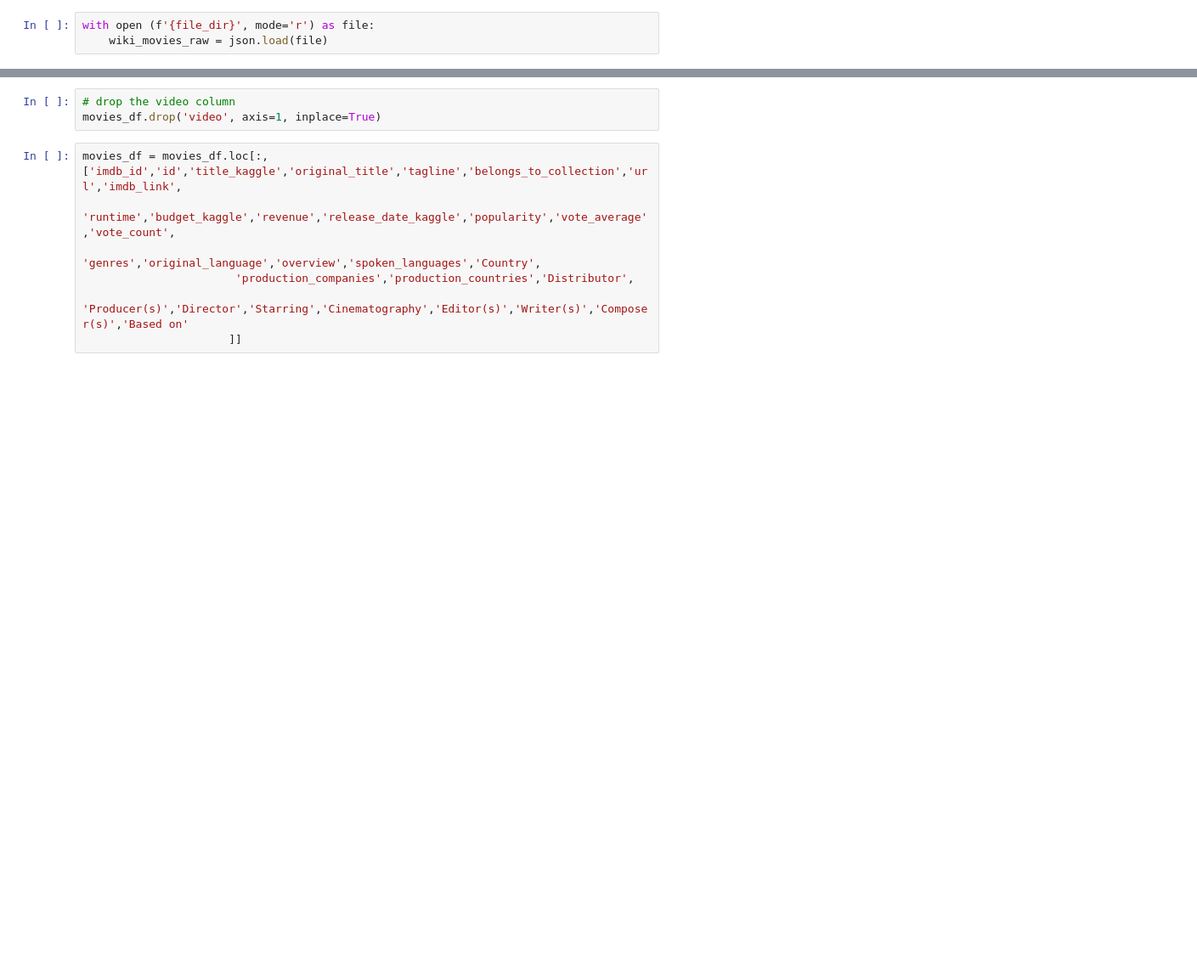
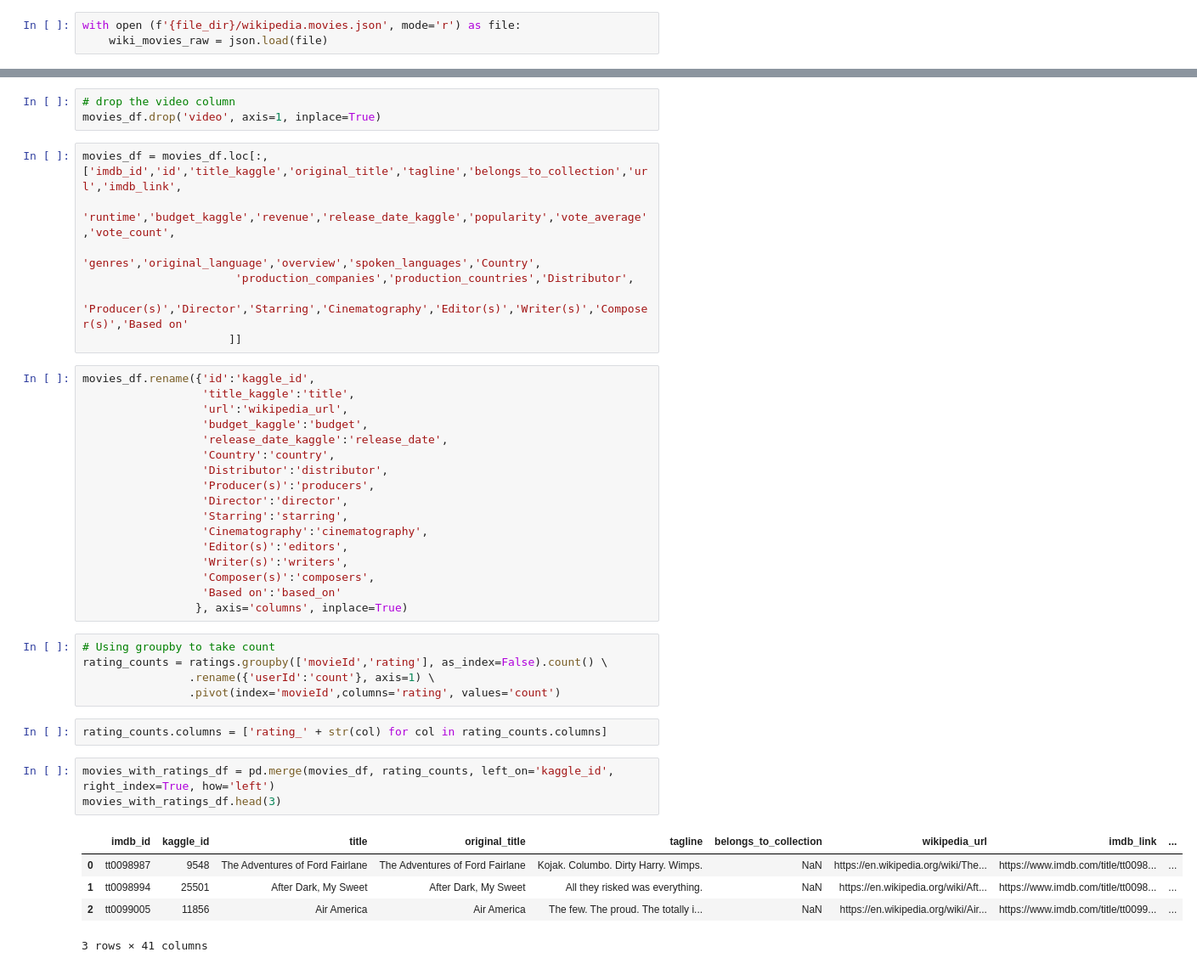
Before and after one commit to FahimaFarha/Movies-ETL, a Jupyter notebook: Movie_ETL.ipynb, the cells around one changed output, grey strips where cells are left out. Shown: that part at 85% size. Cells and saved outputs as stored; diff of their text form; blank space fills up the shorter version.

```diff
--- a/Movie_ETL.ipynb
+++ b/Movie_ETL.ipynb
@@ -14,5 +15,5 @@ f'{file_dir}'
 # %%
-with open (f'{file_dir}', mode='r') as file:
+with open (f'{file_dir}/wikipedia.movies.json', mode='r') as file:
     wiki_movies_raw = json.load(file)
 # %%
 len(wiki_movies_raw)
@@ -1090,3 +1016,36 @@ movies_df = movies_df.loc[:, ['imdb_id','id','title_kaggle','original_title','ta
                        'production_companies','production_countries','Distributor',
                        'Producer(s)','Director','Starring','Cinematography','Editor(s)','Writer(s)','Composer(s)','Based on'
                       ]]
+# %%
+movies_df.rename({'id':'kaggle_id',
+                  'title_kaggle':'title',
+                  'url':'wikipedia_url',
+                  'budget_kaggle':'budget',
+                  'release_date_kaggle':'release_date',
+                  'Country':'country',
+                  'Distributor':'distributor',
+                  'Producer(s)':'producers',
+                  'Director':'director',
+                  'Starring':'starring',
+                  'Cinematography':'cinematography',
+                  'Editor(s)':'editors',
+                  'Writer(s)':'writers',
+                  'Composer(s)':'composers',
+                  'Based on':'based_on'
+                 }, axis='columns', inplace=True)
+# %%
+# Using groupby to take count
+rating_counts = ratings.groupby(['movieId','rating'], as_index=False).count() \
+                .rename({'userId':'count'}, axis=1) \
+                .pivot(index='movieId',columns='rating', values='count')
+# %%
+rating_counts.columns = ['rating_' + str(col) for col in rating_counts.columns]
+# %%
+movies_with_ratings_df = pd.merge(movies_df, rating_counts, left_on='kaggle_id', right_index=True, how='left')
+movies_with_ratings_df.head(3)
+# %% [output]
+|  | imdb_id | kaggle_id | title | original_title | tagline | belongs_to_collection | wikipedia_url | imdb_link | ... |
+| 0 | tt0098987 | 9548 | The Adventures of Ford Fairlane | The Adventures of Ford Fairlane | Kojak. Columbo. Dirty Harry. Wimps. | NaN | https://en.wikipedia.org/wiki/The... | https://www.imdb.com/title/tt0098... | ... |
+| 1 | tt0098994 | 25501 | After Dark, My Sweet | After Dark, My Sweet | All they risked was everything. | NaN | https://en.wikipedia.org/wiki/Aft... | https://www.imdb.com/title/tt0098... | ... |
+| 2 | tt0099005 | 11856 | Air America | Air America | The few. The proud. The totally i... | NaN | https://en.wikipedia.org/wiki/Air... | https://www.imdb.com/title/tt0099... | ... |
+3 rows × 41 columns
```
Also changed, not shown: parts of 20 cells of this notebook.
